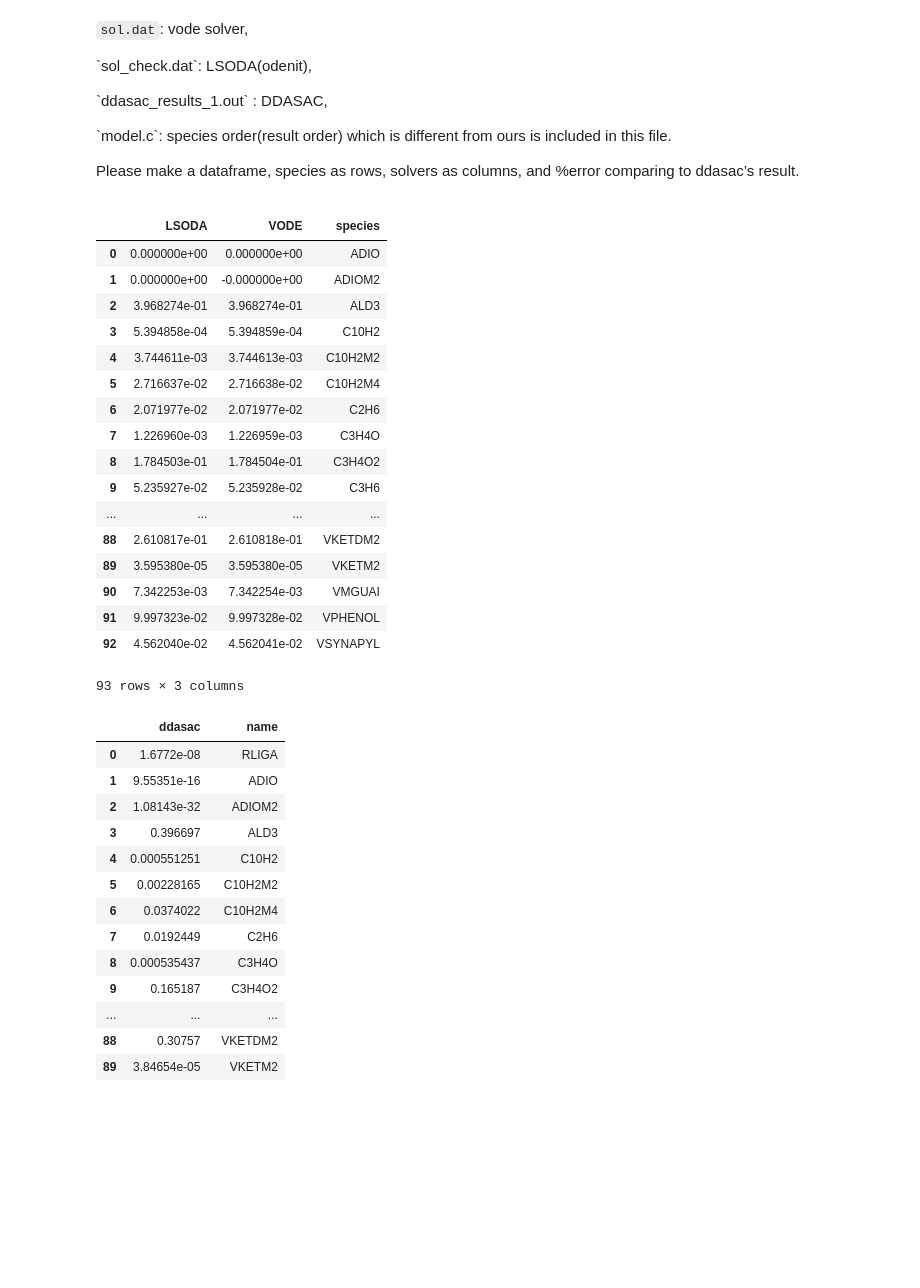
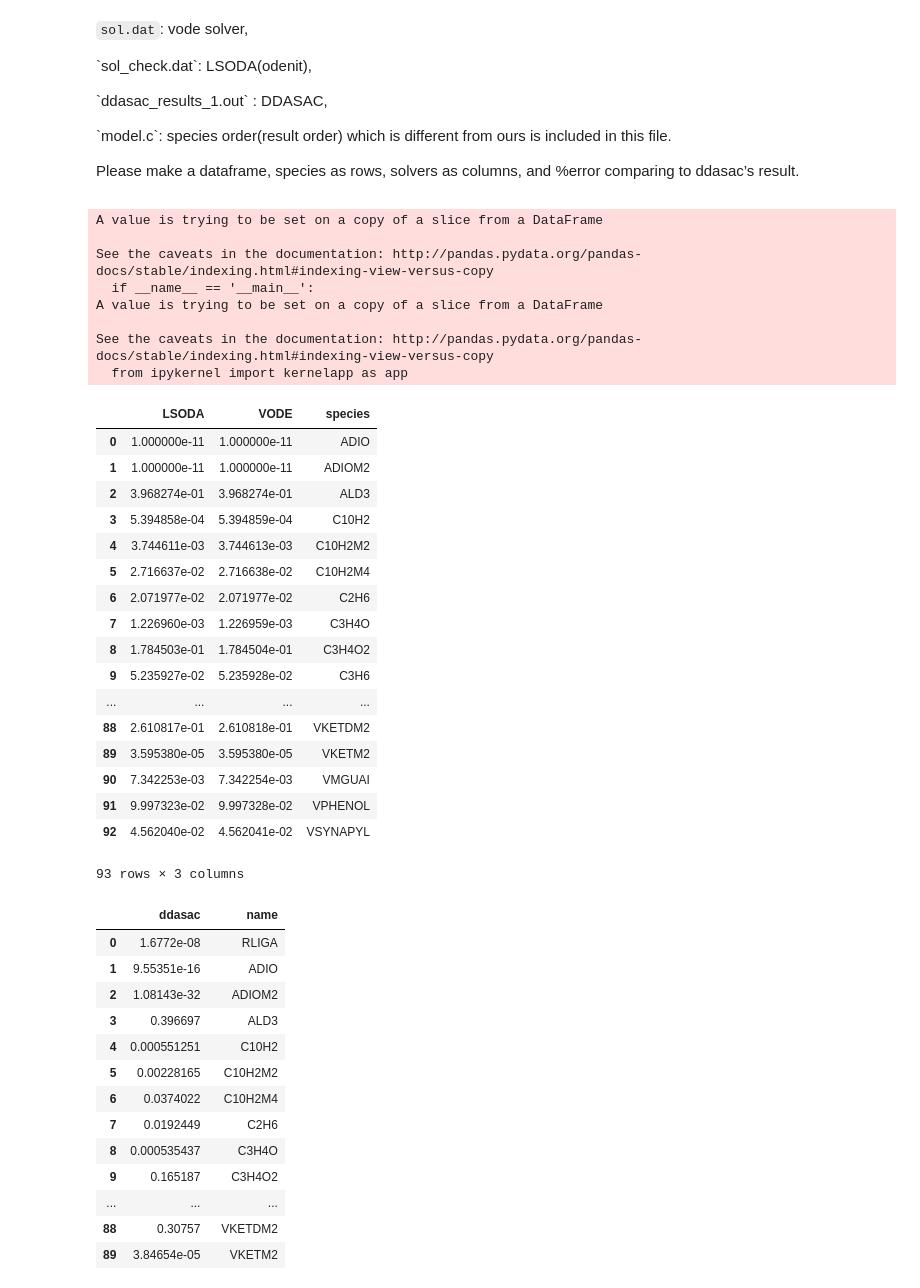
Before and after one commit to LigninTools/Ligpy-Cantera, a Jupyter notebook: Ligscipy/ODE_scipy/check/Results_comparison.ipynb, the cells around one changed output. Saved outputs shown, nothing was run; the diff lists cells and outputs as text; code cells hidden in the pictures; blank space fills up the shorter version.

```diff
--- a/Ligscipy/ODE_scipy/check/Results_comparison.ipynb
+++ b/Ligscipy/ODE_scipy/check/Results_comparison.ipynb
@@ -24,27 +24,37 @@ LSODA_file = pd.read_csv('sol_check.dat',delim_whitespace = True, header = None)
 LSODA_results = list(LSODA_file.iloc[175])
 # %%
 results = pd.DataFrame({'species':species_list,'VODE':vode_results,'LSODA':LSODA_results}).drop([0,1]).sort_values('species').reset_index(drop=True)
-# %%
-results
-# %% [output]
-|  | LSODA | VODE | species |
-| 0 | 0.000000e+00 | 0.000000e+00 | ADIO |
-| 1 | 0.000000e+00 | -0.000000e+00 | ADIOM2 |
-| 2 | 3.968274e-01 | 3.968274e-01 | ALD3 |
-| 3 | 5.394858e-04 | 5.394859e-04 | C10H2 |
-| 4 | 3.744611e-03 | 3.744613e-03 | C10H2M2 |
-| 5 | 2.716637e-02 | 2.716638e-02 | C10H2M4 |
-| 6 | 2.071977e-02 | 2.071977e-02 | C2H6 |
-| 7 | 1.226960e-03 | 1.226959e-03 | C3H4O |
-| 8 | 1.784503e-01 | 1.784504e-01 | C3H4O2 |
-| 9 | 5.235927e-02 | 5.235928e-02 | C3H6 |
-| ... | ... | ... | ... |
-| 88 | 2.610817e-01 | 2.610818e-01 | VKETDM2 |
-| 89 | 3.595380e-05 | 3.595380e-05 | VKETM2 |
-| 90 | 7.342253e-03 | 7.342254e-03 | VMGUAI |
-| 91 | 9.997323e-02 | 9.997328e-02 | VPHENOL |
-| 92 | 4.562040e-02 | 4.562041e-02 | VSYNAPYL |
-93 rows × 3 columns
+# %%
+results.LSODA[abs(results.LSODA) < 1e-11] = 1e-11
+results.VODE[abs(results.VODE) < 1e-11] = 1e-11
+results
+# %% [output]
+A value is trying to be set on a copy of a slice from a DataFrame
+
+See the caveats in the documentation: http://pandas.pydata.org/pandas-docs/stable/indexing.html#indexing-view-versus-copy
+  if __name__ == '__main__':
+A value is trying to be set on a copy of a slice from a DataFrame
+
+See the caveats in the documentation: http://pandas.pydata.org/pandas-docs/stable/indexing.html#indexing-view-versus-copy
+  from ipykernel import kernelapp as app
+|  | LSODA | VODE | species |
+| 0 | 1.000000e-11 | 1.000000e-11 | ADIO |
+| 1 | 1.000000e-11 | 1.000000e-11 | ADIOM2 |
+| 2 | 3.968274e-01 | 3.968274e-01 | ALD3 |
+| 3 | 5.394858e-04 | 5.394859e-04 | C10H2 |
+| 4 | 3.744611e-03 | 3.744613e-03 | C10H2M2 |
+| 5 | 2.716637e-02 | 2.716638e-02 | C10H2M4 |
+| 6 | 2.071977e-02 | 2.071977e-02 | C2H6 |
+| 7 | 1.226960e-03 | 1.226959e-03 | C3H4O |
+| 8 | 1.784503e-01 | 1.784504e-01 | C3H4O2 |
+| 9 | 5.235927e-02 | 5.235928e-02 | C3H6 |
+| ... | ... | ... | ... |
+| 88 | 2.610817e-01 | 2.610818e-01 | VKETDM2 |
+| 89 | 3.595380e-05 | 3.595380e-05 | VKETM2 |
+| 90 | 7.342253e-03 | 7.342254e-03 | VMGUAI |
+| 91 | 9.997323e-02 | 9.997328e-02 | VPHENOL |
+| 92 | 4.562040e-02 | 4.562041e-02 | VSYNAPYL |
+93 rows × 3 columns
 # %%
 #for ddasac
 species_ddasac = ['PLIGC', 'PLIGH', 'PLIGO', 'PRLIGH', 'LIGH', 'C3H6', 'OH', 'RLIGM2A', 'LIGM2',
```
Also changed, not shown: parts of 3 cells of this notebook.
